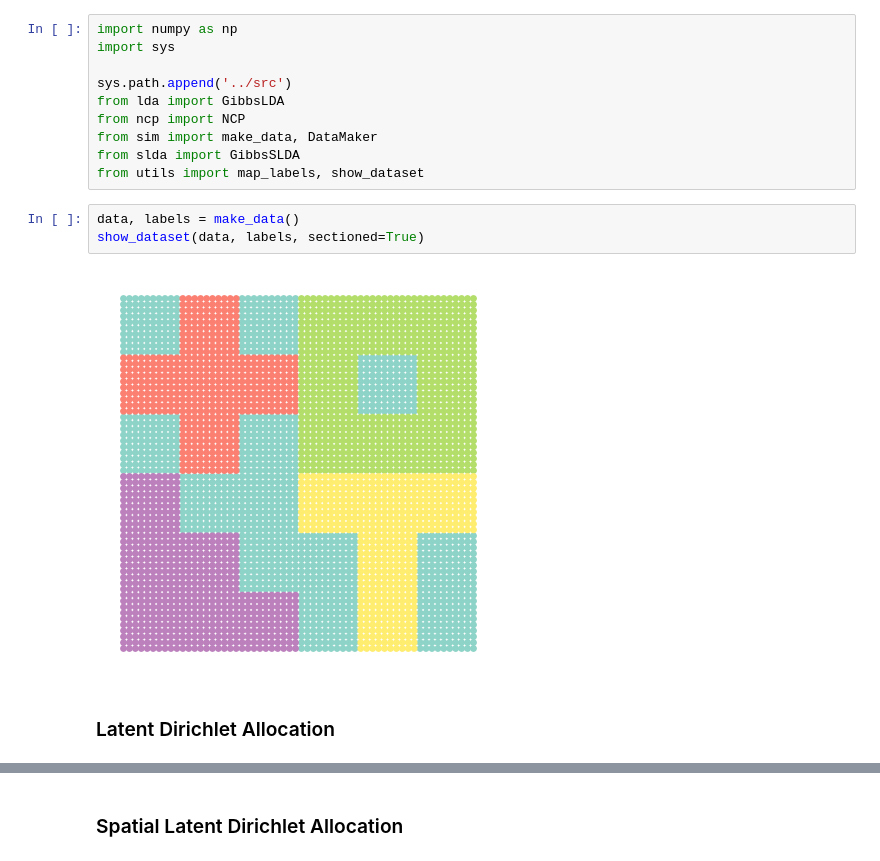
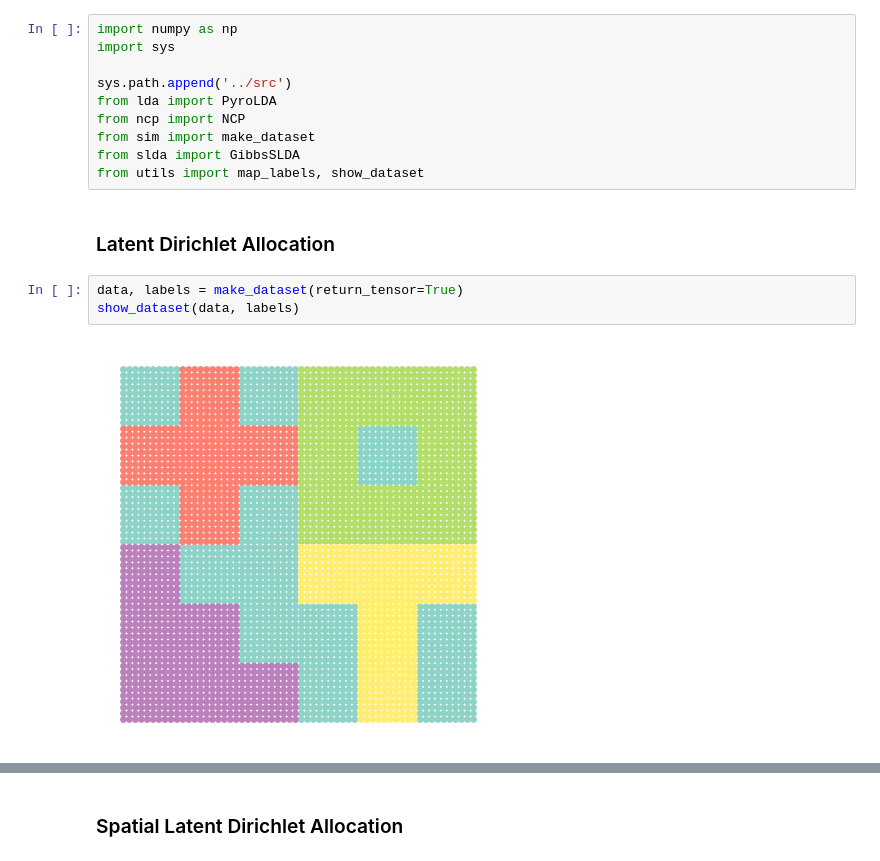
Before and after one commit to craigfouts/asterism, a Jupyter notebook: notebooks/demo.ipynb, the cells around one changed output, grey strips where cells are left out. Cells and saved outputs as stored; diff of their text form.

```diff
--- a/notebooks/demo.ipynb
+++ b/notebooks/demo.ipynb
@@ -3,16 +3,16 @@ import numpy as np
 import sys
 
 sys.path.append('../src')
-from lda import GibbsLDA
+from lda import PyroLDA
 from ncp import NCP
-from sim import make_data, DataMaker
+from sim import make_dataset
 from slda import GibbsSLDA
 from utils import map_labels, show_dataset
-# %%
-data, labels = make_data()
-show_dataset(data, labels, sectioned=True)
-# %% [output]
-[figure, removed]
 # %% [markdown]
 ### Latent Dirichlet Allocation
+# %%
+data, labels = make_dataset(return_tensor=True)
+show_dataset(data, labels)
+# %% [output]
+[figure, added]
 # %%
```
Also changed, not shown: parts of 7 cells of this notebook, 6 other files.
